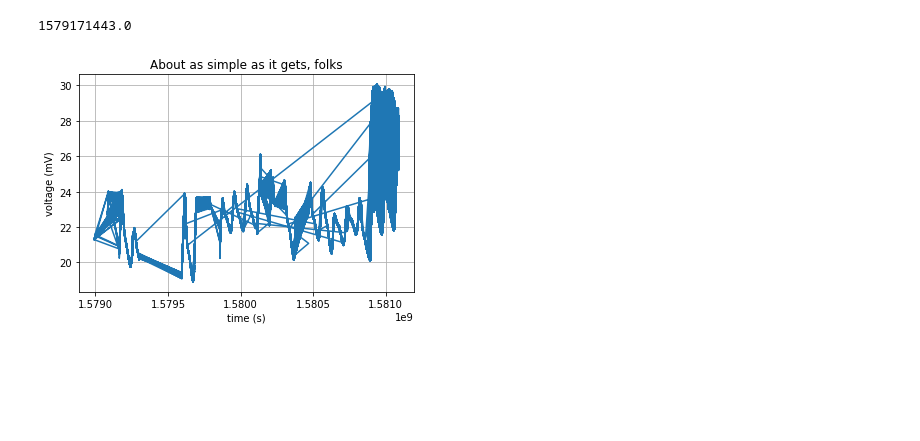
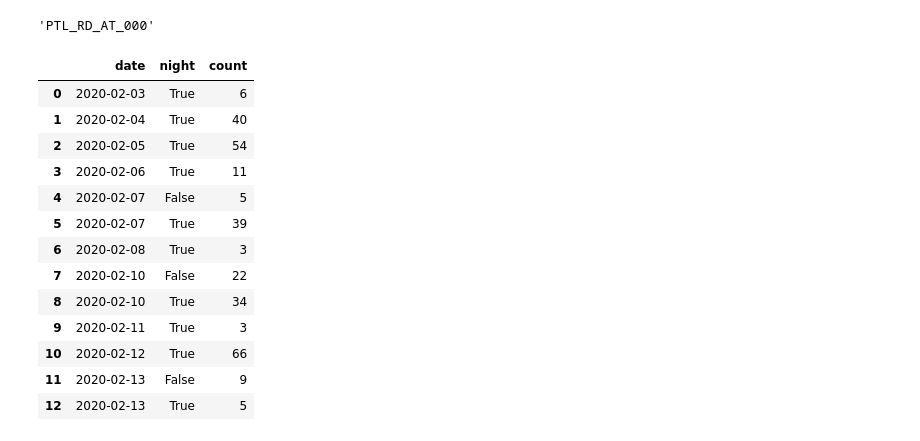
Before and after one commit to whuss/dashboard_react, a Jupyter notebook: switch_cycles.ipynb, the cells around one changed output. Cells and saved outputs as stored; diff of their text form; code cells hidden in the pictures; blank space fills up the shorter version.

```diff
--- a/switch_cycles.ipynb
+++ b/switch_cycles.ipynb
@@ -455,6 +57,0 @@ import humanfriendly
-# %%
-data = pd.DataFrame(temp)
-data = data.set_index(['device', data.index])
-df = data.loc['PTL_RD_AT_002']
-df = df.sort_values(by=['timestamp'])
-df[['timestamp', 'temperature']].dropna()
@@ -646,3 +57,0 @@ class ModeFrequency(object):
-# %%
-mf = ModeFrequency()
-data = mf.all()
@@ -950,2 +57,0 @@ sensors = SensorData()
-# %%
-data = sensors.temperature(since)
@@ -1012,4 +57,0 @@ dt=data[0].timestamp
-# %%
-dt.timestamp()
-# %% [output]
-1579171443.0
@@ -1021,12 +58,23 @@ s = time_series[:,0]
-# %%
-fig, ax = plt.subplots()
-ax.plot(t, s)
-
-ax.set(xlabel='time (s)', ylabel='voltage (mV)',
-       title='About as simple as it gets, folks')
-ax.grid()
-
-fig.savefig("test.png")
-plt.show()
-# %% [output]
-[figure, removed]
+# %%
+device = data.index.levels[0][2]
+device
+# %% [output]
+'PTL_RD_AT_000'
+# %%
+ddata = data.loc[device].reset_index()
+ddata
+# %% [output]
+|  | date | night | count |
+| 0 | 2020-02-03 | True | 6 |
+| 1 | 2020-02-04 | True | 40 |
+| 2 | 2020-02-05 | True | 54 |
+| 3 | 2020-02-06 | True | 11 |
+| 4 | 2020-02-07 | False | 5 |
+| 5 | 2020-02-07 | True | 39 |
+| 6 | 2020-02-08 | True | 3 |
+| 7 | 2020-02-10 | False | 22 |
+| 8 | 2020-02-10 | True | 34 |
+| 9 | 2020-02-11 | True | 3 |
+| 10 | 2020-02-12 | True | 66 |
+| 11 | 2020-02-13 | False | 9 |
+| 12 | 2020-02-13 | True | 5 |
```
Also changed, not shown: parts of 100 cells of this notebook, 3 other files.
